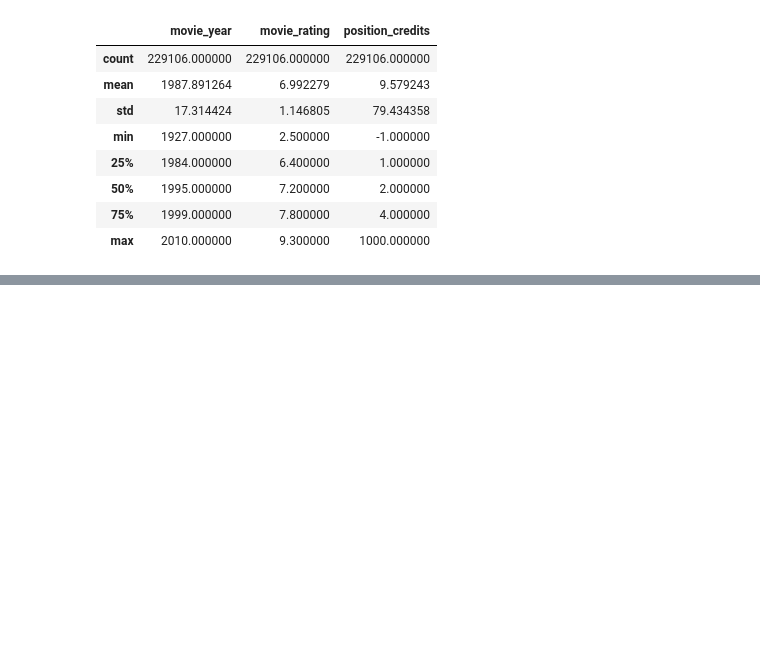
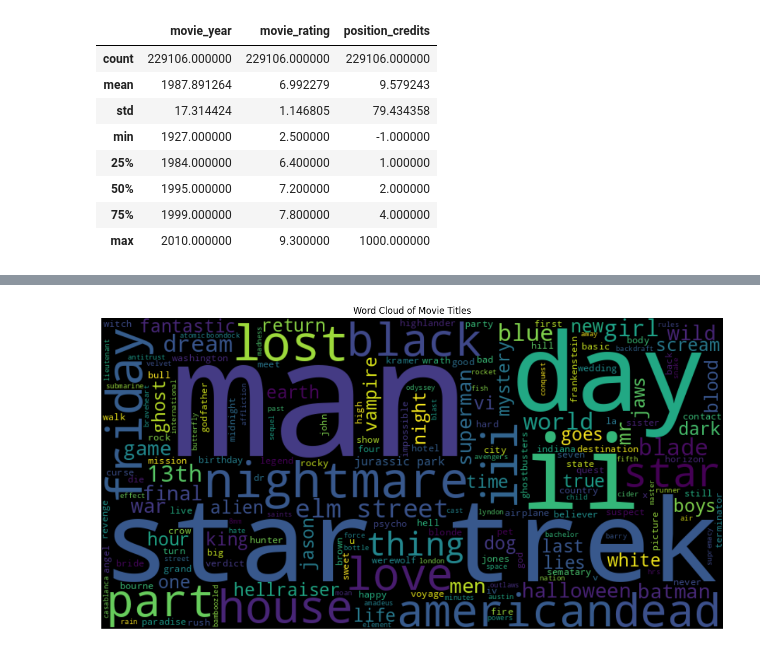
Before and after one commit to Sumitjh26997/CSS581-Final-Project, a Jupyter notebook: scrape.ipynb, the cells around one changed output, grey strips where cells are left out. Saved outputs shown, nothing was run; the diff lists cells and outputs as text; code cells hidden in the pictures; blank space fills up the shorter version.

```diff
--- a/scrape.ipynb
+++ b/scrape.ipynb
@@ -117,7 +117,7 @@ Name: titleType, dtype: int64
 # %%
 imdb_movie_title_df = imdb_movie_title_df[imdb_movie_title_df.titleType == 'movie']
 # %%
-imdb_movie_crew_df = pd.read_csv('dataset\\title.crew.tsv.gz', sep='\t', on_bad_lines='skip', compression='gzip')
+imdb_movie_crew_df = pd.read_csv('title.crew.tsv.gz', sep='\t', on_bad_lines='skip', compression='gzip')
 imdb_movie_crew_df.head()
 # %% [output]
 |  | tconst | directors | writers |
@@ -556,3 +534,5 @@ final_df.head()
 | 2 | m0 | 10 things i hate about you | 1999 | 6.9 | ['comedy' 'romance'] | Gil Junger | M | ... |
 | 3 | m0 | 10 things i hate about you | 1999 | 6.9 | ['comedy' 'romance'] | Gil Junger | M | ... |
 | 4 | m0 | 10 things i hate about you | 1999 | 6.9 | ['comedy' 'romance'] | Gil Junger | M | ... |
+# %%
+df=final_df
@@ -558,0 +541,3 @@ final_df.head()
+# %%
+movie_names_df = df.drop_duplicates(subset = "movie_id")
+movie_names_df.movie_name
@@ -558,0 +557,15 @@ final_df.head()
+# %%
+from wordcloud import WordCloud
+import matplotlib.pyplot as plt
+#Concatenate all dialogue lines
+all_lines = ' '.join(movie_names_df['movie_name'])
+
+#Create a word cloud with larger figure size
+plt.figure(figsize=(15, 10))
+wordcloud = WordCloud(width=800, height=400, background_color='black').generate(all_lines)
+plt.imshow(wordcloud, interpolation='bilinear')
+plt.axis('off')
+plt.title('Word Cloud of Movie Titles')
+plt.show()
+# %% [output]
+[figure, added]
```
Also changed, not shown: parts of 115 cells of this notebook.
